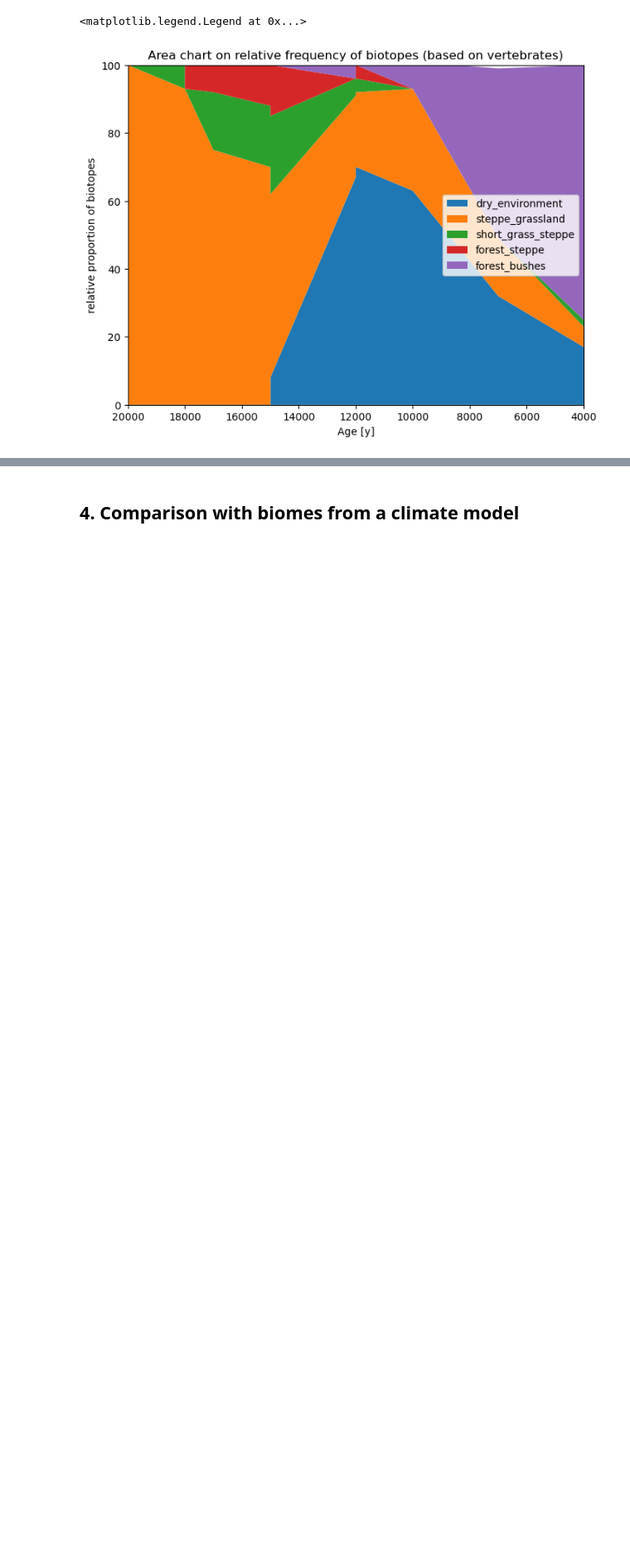
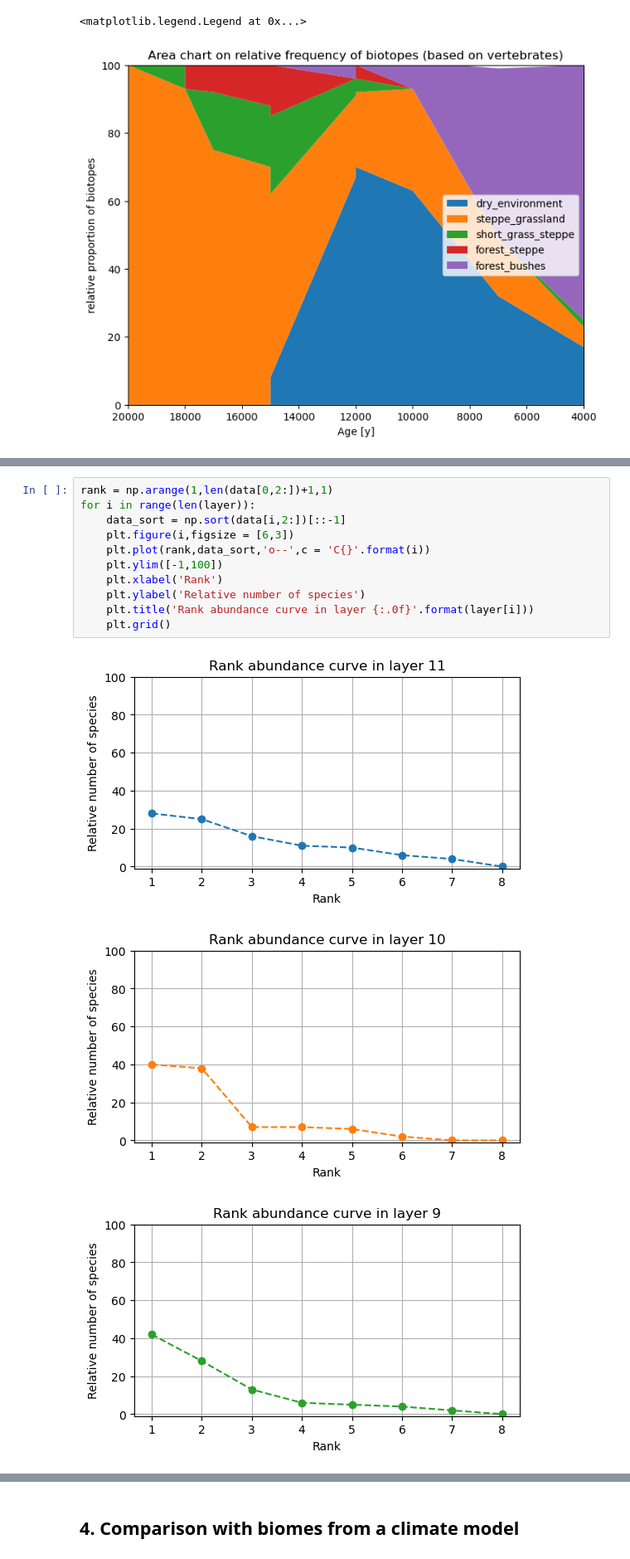
Before and after one commit to EmiliaJarochowska/Yankovich_cave, a Jupyter notebook: solutions/Python_solution.ipynb, the cells around one changed output, grey strips where cells are left out. Shown at 83% size. Drawn from its saved outputs; the diff is of its cells as text; blank space fills up the shorter version.

```diff
--- a/solutions/Python_solution.ipynb
+++ b/solutions/Python_solution.ipynb
@@ -218,0 +297,15 @@ plt.legend(biotopes_vert[2:],loc = 'center right')
+# %%
+rank = np.arange(1,len(data[0,2:])+1,1)
+for i in range(len(layer)):
+    data_sort = np.sort(data[i,2:])[::-1]
+    plt.figure(i,figsize = [6,3])
+    plt.plot(rank,data_sort,'o--',c = 'C{}'.format(i))
+    plt.ylim([-1,100])
+    plt.xlabel('Rank')
+    plt.ylabel('Relative number of species')
+    plt.title('Rank abundance curve in layer {:.0f}'.format(layer[i]))
+    plt.grid()
+# %% [output]
+[figure, added]
+[figure, added]
+[figure, added]
```
Also changed, not shown: parts of 48 cells of this notebook, 13 other files.
